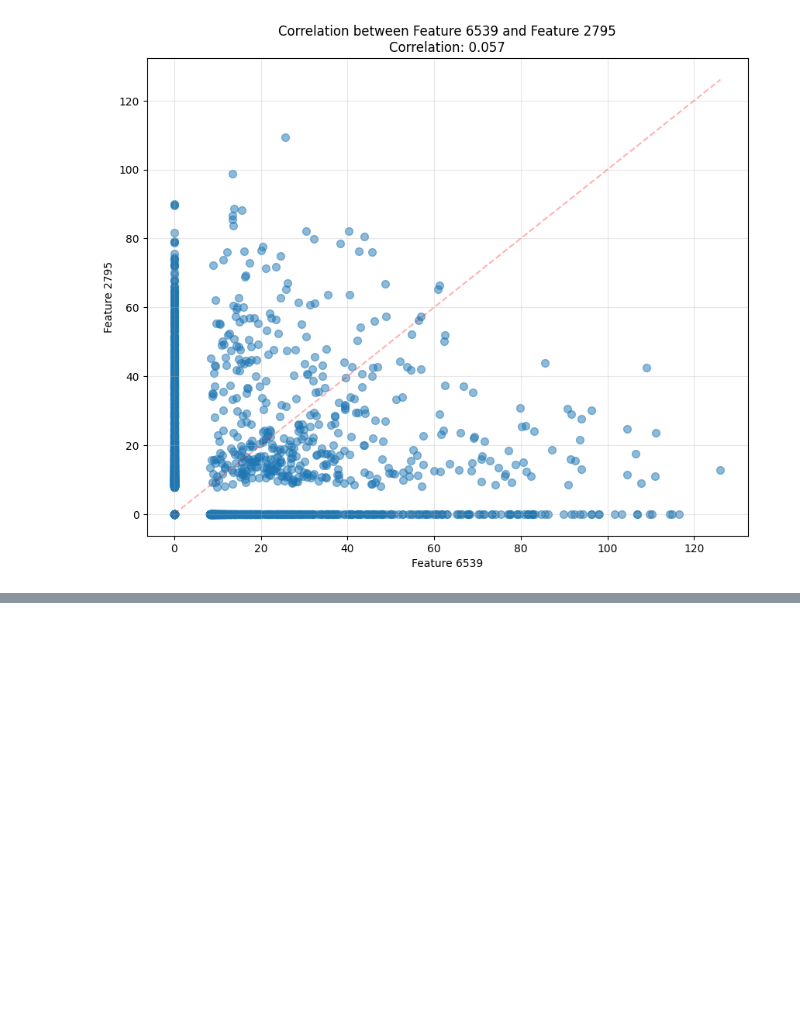
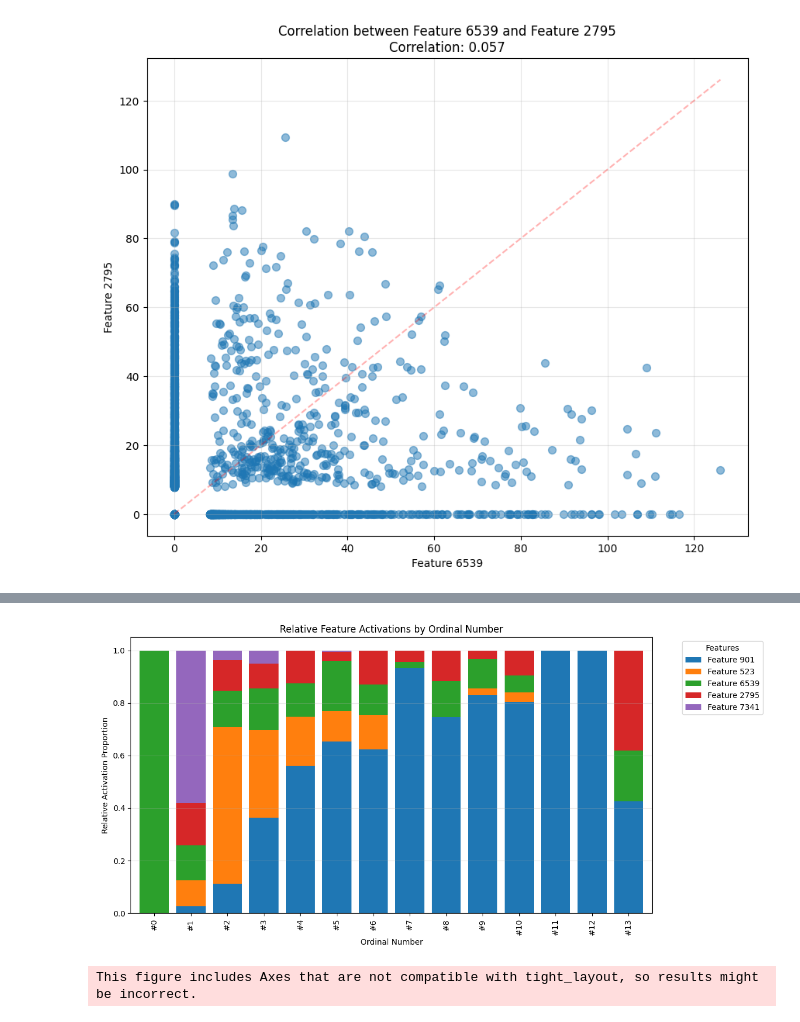
Before and after one commit to MClarke1991/sae_cooccurrence, a Jupyter notebook: src/example_clusters/gemma_first_second_layer_21_1_5_511.ipynb, the cells around one changed output, grey strips where cells are left out. Cells and saved outputs as stored; diff of their text form; code cells hidden in the pictures; blank space fills up the shorter version.

```diff
--- a/src/example_clusters/gemma_first_second_layer_21_1_5_511.ipynb
+++ b/src/example_clusters/gemma_first_second_layer_21_1_5_511.ipynb
@@ -509,0 +746,32 @@ plot_feature_correlation(
+# %%
+plot_ordinal_mean_activations_stacked_normalized(
+    pca_df,
+    results["all_graph_feature_acts"],
+    pca_path,
+    fs_splitting_cluster,
+    save_figs,
+)
+# %% [output]
+[figure, added]
+# %%
+subgraph_id = fs_splitting_cluster
+sparse_thresholded_matrix = sparse.load_npz(
+    os.path.join(
+        results_path, "thresholded_matrices", "sparse_thresholded_matrix_1_5.npz"
+    ),
+)
+subgraph, subgraph_df = generate_subgraph_plot_data_sparse(
+    sparse_thresholded_matrix=sparse_thresholded_matrix,
+    node_df=node_df,
+    subgraph_id=subgraph_id,
+)
+plot_subgraph_static_from_nx(
+    subgraph=subgraph,
+    output_path=pj(pca_path, "subgraph_static"),
+    subgraph_df=subgraph_df,
+    node_info_df=node_df,
+    save_figs=True,
+    show_plot=True,
+)
+# %% [output]
+This figure includes Axes that are not compatible with tight_layout, so results might be incorrect.
```
Also changed, not shown: parts of 17 cells of this notebook, 1 other file.
